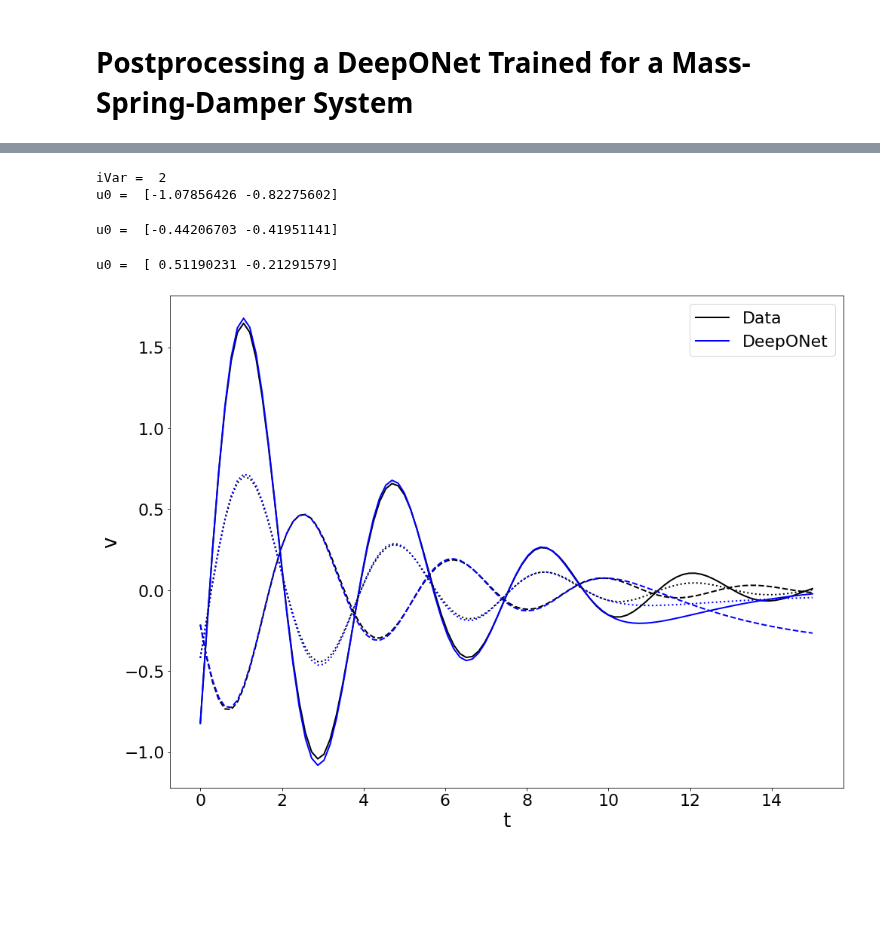
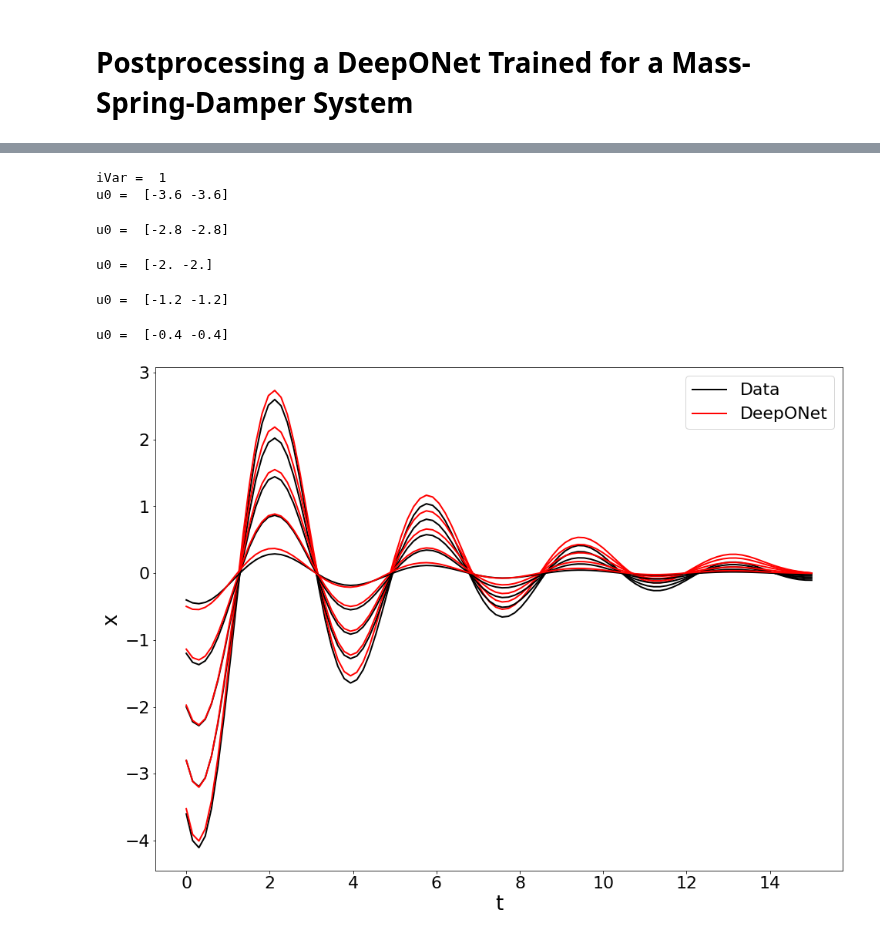
Before and after one commit to simoneventuri/ROMNet_, a Jupyter notebook: scripts/postprocessing/MassSpringDamper/DeepONet/Predict_DeepONet.ipynb, the cells around one changed output, grey strips where cells are left out. Cells and saved outputs as stored; diff of their text form; code cells hidden in the pictures; blank space fills up the shorter version.

```diff
--- a/scripts/postprocessing/MassSpringDamper/DeepONet/Predict_DeepONet.ipynb
+++ b/scripts/postprocessing/MassSpringDamper/DeepONet/Predict_DeepONet.ipynb
@@ -32,7 +32,7 @@ Params = np.array([1.0, 0.5, 3.0], dtype=np.float64)
 ### Input Data
 
 ROMNetFldr    = WORKSPACE_PATH + '/ROMNet/romnet/'
-PathToRunFld  = WORKSPACE_PATH + '/ROMNet/MSD_10Cases/DeepONet/Deterministic/Run_1/'
+PathToRunFld  = WORKSPACE_PATH + '/ROMNet/MSD_10Cases/DeepONet/Deterministic/Run_8/'
 #PathToRunFld  = WORKSPACE_PATH + '/ROMNet/MSD_10Cases/DeepONet/MCDropOut/Run_1/'
 #PathToRunFld  = WORKSPACE_PATH + '/ROMNet/MSD_10Cases/DeepONet/BayesByBackprop/Run_2/'
 
@@ -233,7 +233,7 @@ NN    = model.net
 # %%
 ### Evaluating on Test Data
 
-FileName  = InputData.PathToDataFld + '/test/ext/Input.csv'# + InputData.InputFile
+FileName  = '/Users/sventur/WORKSPACE/ROMNet/Data/MSD_100Cases/Orig/test/ext/Input.csv'# + InputData.InputFile
 Data      = pd.read_csv(FileName, header=0)
 Input     = Data[InputData.BranchVars].to_numpy()
 VarNames  = list(Data.columns)
@@ -245,14 +245,14 @@ u         = np.stack(u, axis=0).T
 
 
 ## Variable to Be Visualized
-VarOI     = 'v'
+VarOI     = 'x'
 for iVar in range(1,len(VarNames)):
     if (VarNames[iVar] == VarOI):
         print('iVar = ', iVar)
         break
 
 iSim = 0
-for iTest in TestCases:
+for iTest in [0,1,2,3,4]:
 
     print('u0 = ', u[iTest,:])
 
@@ -281,8 +281,8 @@ for iTest in TestCases:
             Label1 = None
             Label2 = None
 
-        plt.plot(tOrig, yMatOrig[:,iVar-1],  'k'+LineTypeVec[iSim], label=Label1)
-        plt.plot(tPred, yMat[:,iVar-1],      'b'+LineTypeVec[iSim], label=Label2)
+        plt.plot(tOrig, yMatOrig[:,iVar-1],  'k', label=Label1)
+        plt.plot(tPred, yMat[:,iVar-1],      'r', label=Label2)
         plt.xlabel('t')
         plt.ylabel(VarOI)
         plt.legend()
@@ -295,35 +295,37 @@ for iTest in TestCases:
         yMat_sqr = np.zeros((yMatOrig.shape[0], yMatOrig.shape[1]))
 
         for iSample in range(NSamples):
             yMat_ = NN.predict(InputPred)
             yMat_sum += yMat_
             yMat_sqr += yMat_**2
 
         yMat_mean = yMat_sum/NSamples
         yMat_std  = np.sqrt( yMat_sqr/NSamples - yMat_mean**2 )
         yMat_p1   = yMat_mean + 1.*yMat_std
         yMat_m1   = yMat_mean - 1.*yMat_std
         yMat_p2   = yMat_mean + 2.*yMat_std
         yMat_m2   = yMat_mean - 2.*yMat_std
         yMat_p3   = yMat_mean + 3.*yMat_std
         yMat_m3   = yMat_mean - 3.*yMat_std
 
 
         ## Plotting
         fig = plt.figure(figsize=(16, 12))
         plt.plot(tOrig, yMatOrig[:,iVar-1],  'k-', label='Data')
         plt.plot(tPred, yMat_mean[:,iVar-1], 'b-', label=r'DeepONet, $\mu$')
         plt.plot(tPred, yMat_p3[:,iVar-1],   'b:', label=r'DeepONet, $\mu+3\sigma$')
         plt.plot(tPred, yMat_m3[:,iVar-1],   'b:', label=r'DeepONet, $\mu-3\sigma$')
         plt.xlabel('t')
         plt.ylabel(VarOI)
         plt.legend()
         plt.show()
 
     iSim += 1
 # %% [output]
-iVar =  2
-u0 =  [-1.07856426 -0.82275602]
+iVar =  1
+u0 =  [-3.6 -3.6]
-u0 =  [-0.44206703 -0.41951141]
+u0 =  [-2.8 -2.8]
-u0 =  [ 0.51190231 -0.21291579]
+u0 =  [-2. -2.]
+u0 =  [-1.2 -1.2]
+u0 =  [-0.4 -0.4]
-[figure, old version]
+[figure, new version]
```
Also changed, not shown: parts of 7 cells of this notebook, 31 other files.
